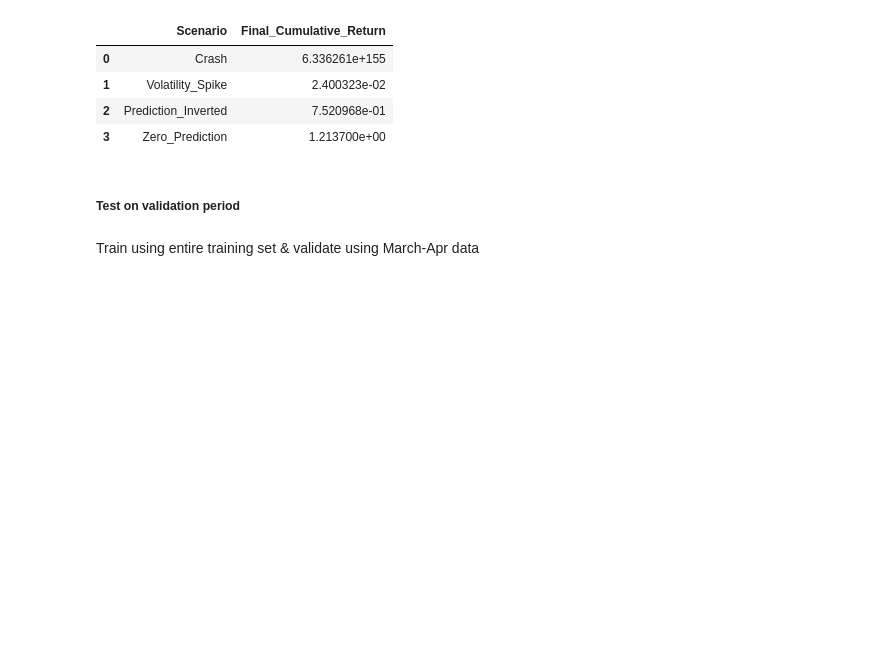
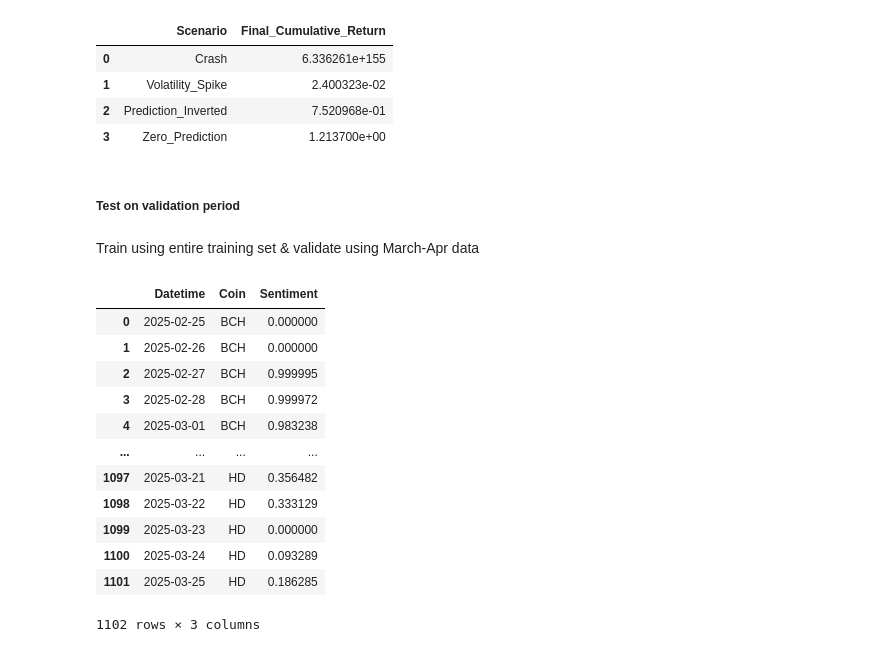
Before and after one commit to onepersonhere/4211-project, a Jupyter notebook: crypto/copy/improved_model.ipynb, the cells around one changed output. Drawn from its saved outputs; the diff is of its cells as text; code cells hidden in the pictures; blank space fills up the shorter version.

```diff
--- a/crypto/copy/improved_model.ipynb
+++ b/crypto/copy/improved_model.ipynb
@@ -629,3 +627,19 @@ curr_sentiment['Datetime'] = curr_sentiment['Datetime'].dt.tz_localize(None)
+# %%
+curr_sentiment
+# %% [output]
+|  | Datetime | Coin | Sentiment |
+| 0 | 2025-02-25 | BCH | 0.000000 |
+| 1 | 2025-02-26 | BCH | 0.000000 |
+| 2 | 2025-02-27 | BCH | 0.999995 |
+| 3 | 2025-02-28 | BCH | 0.999972 |
+| 4 | 2025-03-01 | BCH | 0.983238 |
+| ... | ... | ... | ... |
+| 1097 | 2025-03-21 | HD | 0.356482 |
+| 1098 | 2025-03-22 | HD | 0.333129 |
+| 1099 | 2025-03-23 | HD | 0.000000 |
+| 1100 | 2025-03-24 | HD | 0.093289 |
+| 1101 | 2025-03-25 | HD | 0.186285 |
+1102 rows × 3 columns
 # %%
 # Set random seeds for reproducibility
 np.random.seed(42)
```
Also changed, not shown: parts of 8 cells of this notebook, 1 other file.
